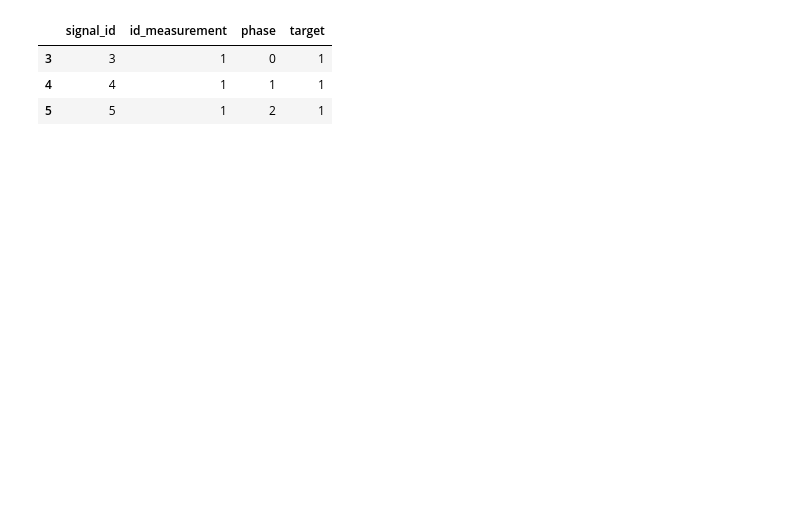
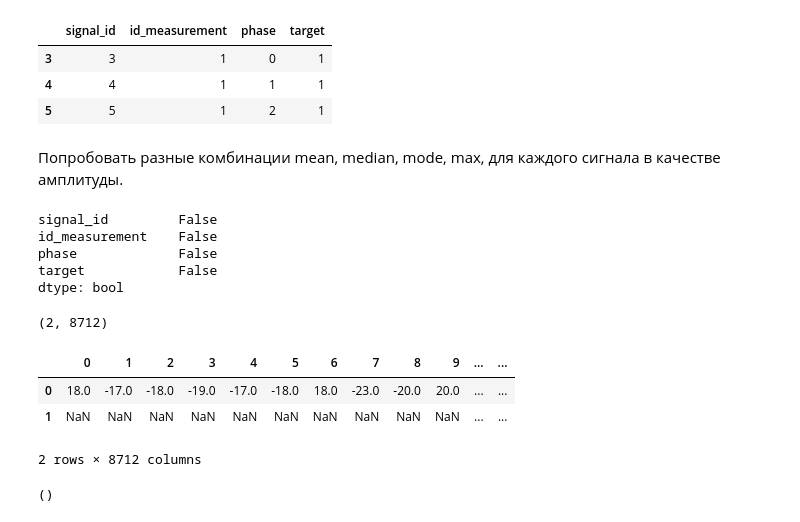
Before and after one commit to contemplat0r/vsb_power_line_fault_detection, a Jupyter notebook: vsb-eda.ipynb, the cells around one changed output. Saved outputs shown, nothing was run; the diff lists cells and outputs as text; code cells hidden in the pictures; blank space fills up the shorter version.

```diff
--- a/vsb-eda.ipynb
+++ b/vsb-eda.ipynb
@@ -636,3 +484,13 @@ grouped_by_id_signals[1]['signal_atributes']
 | 3 | 3 | 1 | 0 | 1 |
 | 4 | 4 | 1 | 1 | 1 |
 | 5 | 5 | 1 | 2 | 1 |
+# %% [markdown]
+Попробовать разные комбинации mean, median, mode, max, для каждого сигнала в качестве амплитуды.
+# %%
+metadata_train_df.isna().all()
+# %% [output]
+signal_id         False
+id_measurement    False
+phase             False
+target            False
+dtype: bool
@@ -638,0 +499,13 @@ grouped_by_id_signals[1]['signal_atributes']
+# %%
+train_signals_modes = train_df.mode()
+# %%
+train_signals_modes.shape
+# %% [output]
+(2, 8712)
+# %%
+train_signals_modes.head()
+# %% [output]
+|  | 0 | 1 | 2 | 3 | 4 | 5 | 6 | 7 | 8 | 9 | ... | ... |
+| 0 | 18.0 | -17.0 | -18.0 | -19.0 | -17.0 | -18.0 | 18.0 | -23.0 | -20.0 | 20.0 | ... | ... |
+| 1 | NaN | NaN | NaN | NaN | NaN | NaN | NaN | NaN | NaN | NaN | ... | ... |
+2 rows × 8712 columns
@@ -638,0 +516,4 @@ grouped_by_id_signals[1]['signal_atributes']
+# %%
+train_signals_modes_row_1_not_nan.shape
+# %% [output]
+()
```
Also changed, not shown: parts of 29 cells of this notebook.
